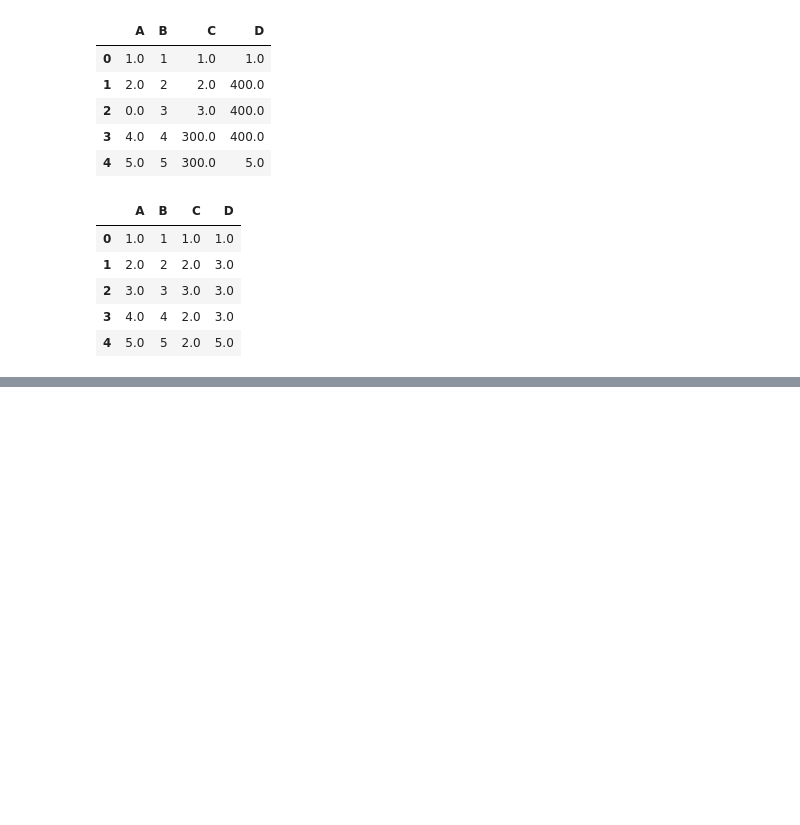
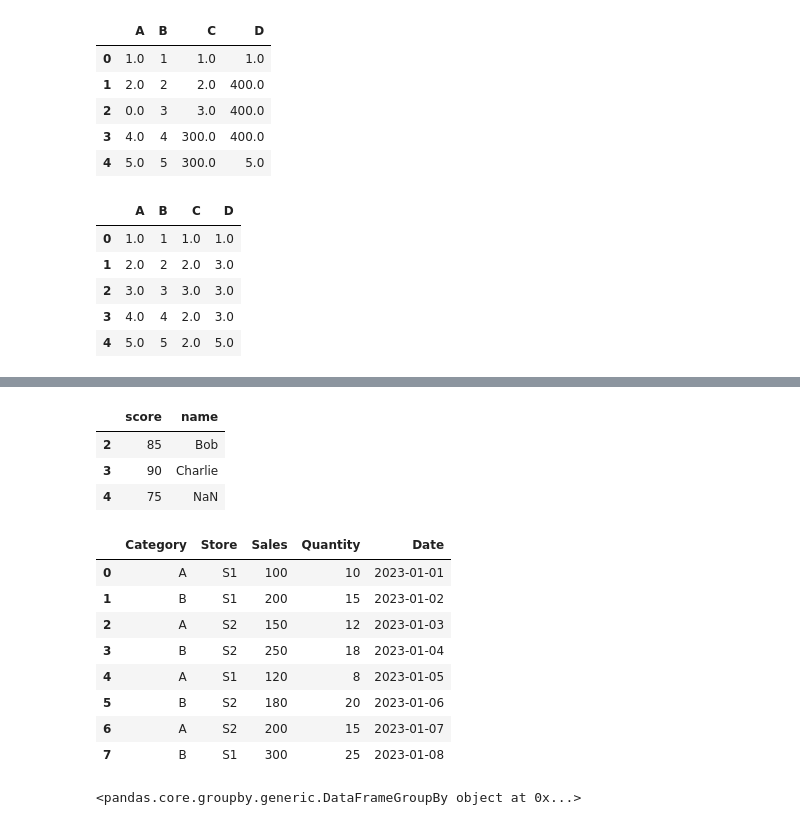
Before and after one commit to mandalsantanu16092002/Python-learning, a Jupyter notebook: pandas.ipynb, the cells around one changed output, grey strips where cells are left out. Drawn from its saved outputs; the diff is of its cells as text; code cells hidden in the pictures; blank space fills up the shorter version.

```diff
--- a/pandas.ipynb
+++ b/pandas.ipynb
@@ -319,0 +493,34 @@ df.fillna(df.mean())  # Column A te 1+2+4+5/4 = 3 in NaN, Column C te 1+2+3/3 =
+# %%
+df2.join(df1)
+# %% [output]
+|  | score | name |
+| 2 | 85 | Bob |
+| 3 | 90 | Charlie |
+| 4 | 75 | NaN |
+# %%
+data = {
+    'Category': ['A', 'B', 'A', 'B', 'A', 'B', 'A', 'B'],
+    'Store': ['S1', 'S1', 'S2', 'S2', 'S1', 'S2', 'S2', 'S1'],
+    'Sales': [100, 200, 150, 250, 120, 180, 200, 300],
+    'Quantity': [10, 15, 12, 18, 8, 20, 15, 25],
+    'Date': pd.date_range('2023-01-01', periods=8)
+}
+df = pd.DataFrame(data)
+# %%
+df
+# %% [output]
+|  | Category | Store | Sales | Quantity | Date |
+| 0 | A | S1 | 100 | 10 | 2023-01-01 |
+| 1 | B | S1 | 200 | 15 | 2023-01-02 |
+| 2 | A | S2 | 150 | 12 | 2023-01-03 |
+| 3 | B | S2 | 250 | 18 | 2023-01-04 |
+| 4 | A | S1 | 120 | 8 | 2023-01-05 |
+| 5 | B | S2 | 180 | 20 | 2023-01-06 |
+| 6 | A | S2 | 200 | 15 | 2023-01-07 |
+| 7 | B | S1 | 300 | 25 | 2023-01-08 |
+# %%
+# Group by Category
+cat = df.groupby('Category') #create an object jata dekte pabo nai jemon niche for loop e same
+cat
+# %% [output]
+<pandas.core.groupby.generic.DataFrameGroupBy object at 0x...>
```
Also changed, not shown: parts of 48 cells of this notebook.
